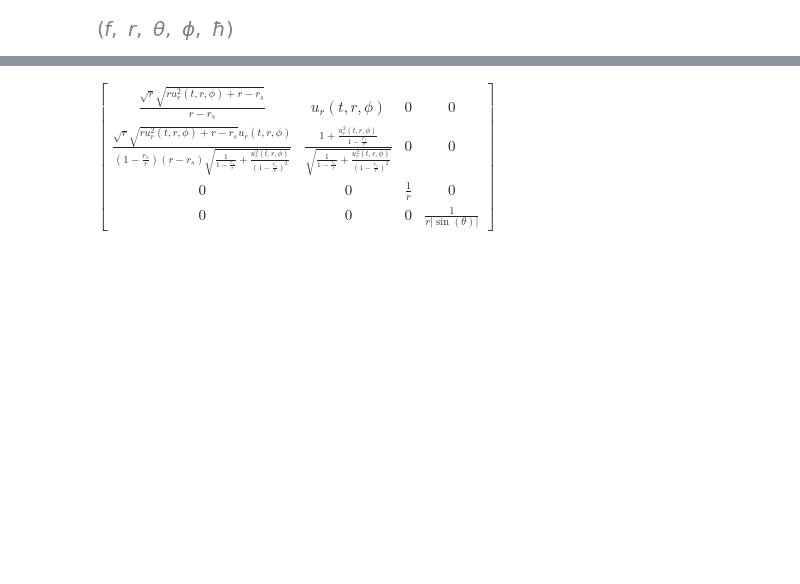
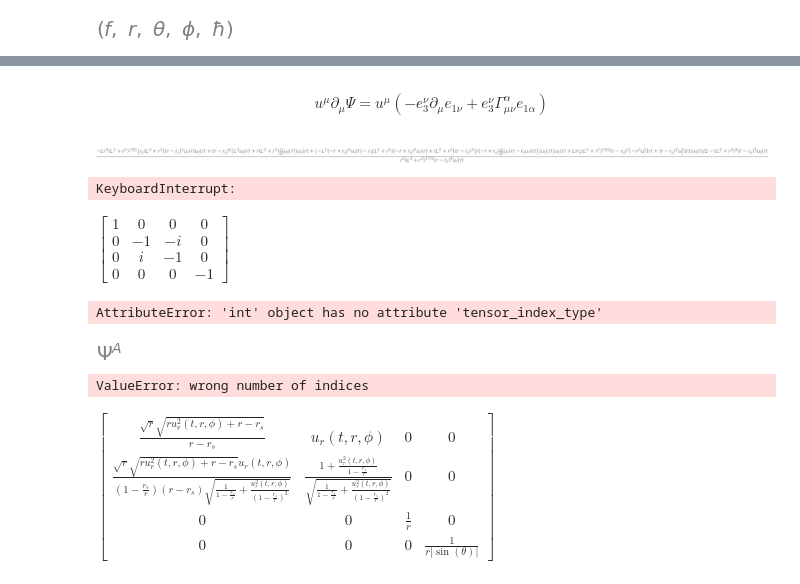
Before and after one commit to MagicMonti/Neutrinos, a Jupyter notebook: code/calculations.ipynb, the cells around one changed output, grey strips where cells are left out. Drawn from its saved outputs; the diff is of its cells as text; code cells hidden in the pictures; blank space fills up the shorter version.

```diff
--- a/code/calculations.ipynb
+++ b/code/calculations.ipynb
@@ -25,0 +49,10 @@ $e_a^{\ \ \ \alpha}:= e^\top$   such that $e_0^{\ \ \ \alpha}= u^\alpha $
+# %%
+#defining Killing-Yano tensor "Matrix"
+
+f_ = Matrix(
+    [
+        [0,0,0,0],
+        [0,0,0,0],
+        [0,0,0,r**3 *sin(theta) ],
+        [0,0,-r**3 * sin(theta),0]])
+f_
@@ -25,0 +96,13 @@ $e_a^{\ \ \ \alpha}:= e^\top$   such that $e_0^{\ \ \ \alpha}= u^\alpha $
+# %%
+u = TensorHead('u', [Global])
+#u_t, u_r, u_theta, u_phi = symbols("u_t u_r u_theta u_phi", real = True, positive=True)
+u_t = u_t(r)
+u_r = u_r(r)
+u_phi = u_phi(r)
+repl[u(mu)] = [u_t, u_r, 0 ,u_phi]
+L = KY(mu,-nu)*u(nu)
+Norm_L = L(alpha)*L(-alpha)
+Norm_value = Norm_L.replace_with_arrays(repl, [])
+#therefore
+e_2 = L/sqrt(Norm_value)
+simplify(e_2.replace_with_arrays(repl, [mu])).subs(theta, pi/2)
@@ -25,0 +121,26 @@ $e_a^{\ \ \ \alpha}:= e^\top$   such that $e_0^{\ \ \ \alpha}= u^\alpha $
+# %%
+e_1 = TensorHead('e_1', [Global])
+L = Symbol("L", positive=True) #anuglar momentum
+e_3 = TensorHead('e_3', [Global])
+const = (r**2 + L**2)/(r**2 * L)
+
+N_1 = sqrt(1+ L**2/r**2)
+N_3 = sqrt(1 + r**2/L**2)
+
+repl[e_1(mu)] = [u_r/(f*N_1), u_t*f/N_1, 0,0]
+repl[e_3(mu)] = [u_t/N_3, u_r/N_3, 0,const]
+# %% [markdown]
+$$u^\mu \partial_\mu \Psi = u^\mu\left(-e_3^\nu \partial_\mu e_{1\nu} + e_3^\nu \Gamma^\alpha_{\mu\nu}e_{1\alpha}\right)$$
+# %%
+expr = u(mu)*(-e_3(nu)*PartialDerivative(e_1(-nu), x(mu)) + e_3(nu)*Gamma(alpha, -nu, -mu)*e_1(-alpha))
+F = simplify(expr.replace_with_arrays(repl, []).subs(theta, pi/2).subs(u_phi, L/r**2)/u_r)
+# %%
+F
+# %% [output]
+[figure, added]
+# %%
+Energy = Symbol("E", positive=True)
+
+F = simplify(F.subs(u_r, sqrt(2*Energy +  2*M/r - L**2/r**2 + 2*M*L**2/r**3)))
+# %% [output]
+KeyboardInterrupt:
@@ -26 +185,18 @@ $e_a^{\ \ \ \alpha}:= e^\top$   such that $e_0^{\ \ \ \alpha}= u^\alpha $
+# %%
+(spinor_bar(-A)*gamma(-i,A,-B)*gamma(-j,B,-C)*spinor(C)).replace_with_arrays(repl, [-i,-j])
+# %% [output]
+$\displaystyle \left[\begin{matrix}1 & 0 & 0 & 0\\0 & -1 & - i & 0\\0 & i & -1 & 0\\0 & 0 & 0 & -1\end{matrix}\right]$
+# %%
+(spinor_bar(-A)*gamma(-i,A,-B)*spinor(B)).replace_with_arrays(repl, [-0])
+# %% [output]
+AttributeError: 'int' object has no attribute 'tensor_index_type'
+# %%
+#spinor(Dirac(0)
+spinor(A)
+# %% [output]
+[figure, added]
+# %%
+spinor()
+# %% [output]
+ValueError: wrong number of indices
 # %%
```
Also changed, not shown: parts of 26 cells of this notebook.
